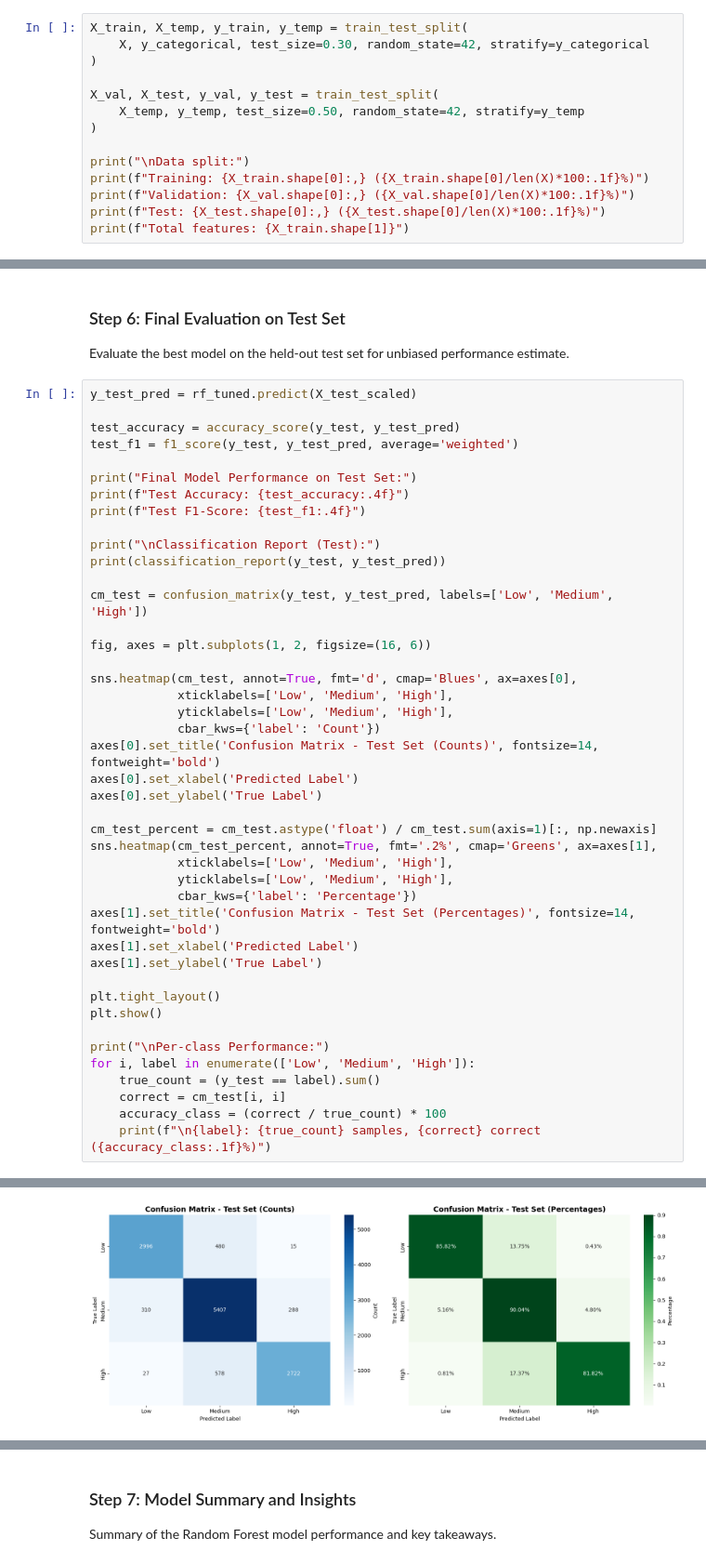
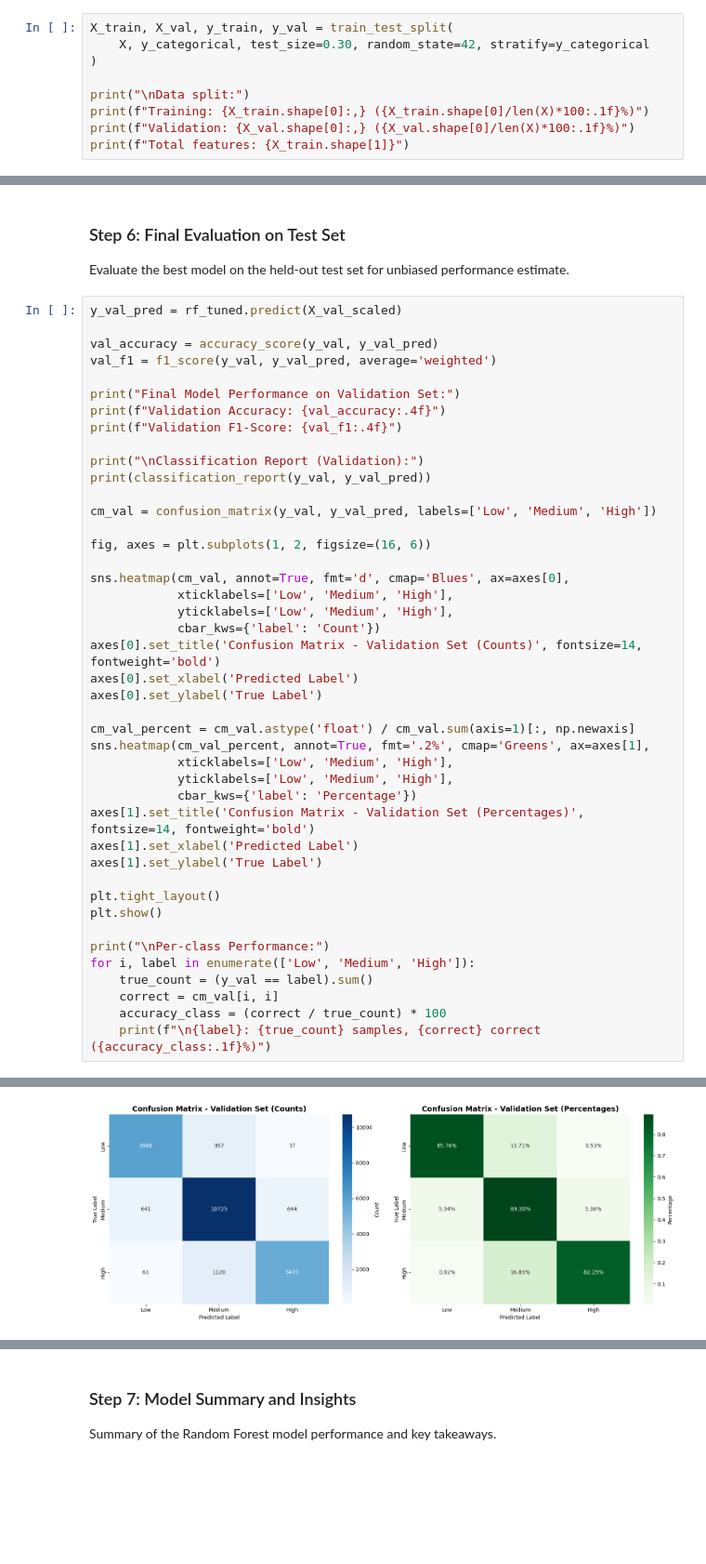
Before and after one commit to vyom-nikhra/Steam-Game-Success-Prediction, a Jupyter notebook: success_prediction_clean.ipynb, the cells around one changed output, grey strips where cells are left out. Shown at 93% size. Drawn from its saved outputs; the diff is of its cells as text; blank space fills up the shorter version.

Commit message:
Upate validation data

```diff
--- a/success_prediction_clean.ipynb
+++ b/success_prediction_clean.ipynb
@@ -1907,18 +1907,13 @@ X = X[X['Release year']!=2025]
 y_categorical_exp= y_categorical[experiment_data.index]
 y_categorical = y_categorical[X.index]
 # %%
-X_train, X_temp, y_train, y_temp = train_test_split(
+X_train, X_val, y_train, y_val = train_test_split(
     X, y_categorical, test_size=0.30, random_state=42, stratify=y_categorical
-)
-
-X_val, X_test, y_val, y_test = train_test_split(
-    X_temp, y_temp, test_size=0.50, random_state=42, stratify=y_temp
 )
 
 print("\nData split:")
 print(f"Training: {X_train.shape[0]:,} ({X_train.shape[0]/len(X)*100:.1f}%)")
 print(f"Validation: {X_val.shape[0]:,} ({X_val.shape[0]/len(X)*100:.1f}%)")
-print(f"Test: {X_test.shape[0]:,} ({X_test.shape[0]/len(X)*100:.1f}%)")
 print(f"Total features: {X_train.shape[1]}")
 # %% [output]
 Data split:
@@ -2154,36 +2147,36 @@ weighted avg       0.86      0.86      0.86     12823
 
 Evaluate the best model on the held-out test set for unbiased performance estimate.
 # %%
-y_test_pred = rf_tuned.predict(X_test_scaled)
+y_val_pred = rf_tuned.predict(X_val_scaled)
 
-test_accuracy = accuracy_score(y_test, y_test_pred)
-test_f1 = f1_score(y_test, y_test_pred, average='weighted')
+val_accuracy = accuracy_score(y_val, y_val_pred)
+val_f1 = f1_score(y_val, y_val_pred, average='weighted')
 
-print("Final Model Performance on Test Set:")
-print(f"Test Accuracy: {test_accuracy:.4f}")
-print(f"Test F1-Score: {test_f1:.4f}")
+print("Final Model Performance on Validation Set:")
+print(f"Validation Accuracy: {val_accuracy:.4f}")
+print(f"Validation F1-Score: {val_f1:.4f}")
 
-print("\nClassification Report (Test):")
-print(classification_report(y_test, y_test_pred))
+print("\nClassification Report (Validation):")
+print(classification_report(y_val, y_val_pred))
 
-cm_test = confusion_matrix(y_test, y_test_pred, labels=['Low', 'Medium', 'High'])
+cm_val = confusion_matrix(y_val, y_val_pred, labels=['Low', 'Medium', 'High'])
 
 fig, axes = plt.subplots(1, 2, figsize=(16, 6))
 
-sns.heatmap(cm_test, annot=True, fmt='d', cmap='Blues', ax=axes[0],
+sns.heatmap(cm_val, annot=True, fmt='d', cmap='Blues', ax=axes[0],
             xticklabels=['Low', 'Medium', 'High'],
             yticklabels=['Low', 'Medium', 'High'],
             cbar_kws={'label': 'Count'})
-axes[0].set_title('Confusion Matrix - Test Set (Counts)', fontsize=14, fontweight='bold')
+axes[0].set_title('Confusion Matrix - Validation Set (Counts)', fontsize=14, fontweight='bold')
 axes[0].set_xlabel('Predicted Label')
 axes[0].set_ylabel('True Label')
 
-cm_test_percent = cm_test.astype('float') / cm_test.sum(axis=1)[:, np.newaxis]
-sns.heatmap(cm_test_percent, annot=True, fmt='.2%', cmap='Greens', ax=axes[1],
+cm_val_percent = cm_val.astype('float') / cm_val.sum(axis=1)[:, np.newaxis]
+sns.heatmap(cm_val_percent, annot=True, fmt='.2%', cmap='Greens', ax=axes[1],
             xticklabels=['Low', 'Medium', 'High'],
             yticklabels=['Low', 'Medium', 'High'],
             cbar_kws={'label': 'Percentage'})
-axes[1].set_title('Confusion Matrix - Test Set (Percentages)', fontsize=14, fontweight='bold')
+axes[1].set_title('Confusion Matrix - Validation Set (Percentages)', fontsize=14, fontweight='bold')
 axes[1].set_xlabel('Predicted Label')
 axes[1].set_ylabel('True Label')
 
@@ -2192,8 +2185,8 @@ plt.show()
 
 print("\nPer-class Performance:")
 for i, label in enumerate(['Low', 'Medium', 'High']):
-    true_count = (y_test == label).sum()
-    correct = cm_test[i, i]
+    true_count = (y_val == label).sum()
+    correct = cm_val[i, i]
     accuracy_class = (correct / true_count) * 100
     print(f"\n{label}: {true_count} samples, {correct} correct ({accuracy_class:.1f}%)")
 # %% [output]
@@ -2214,3 +2207,3 @@ weighted avg       0.87      0.87      0.87     12823
-[figure, old version]
+[figure, new version]
 Per-class Performance:
 
```
Also changed, not shown: parts of 15 cells of this notebook, 2 other files.
